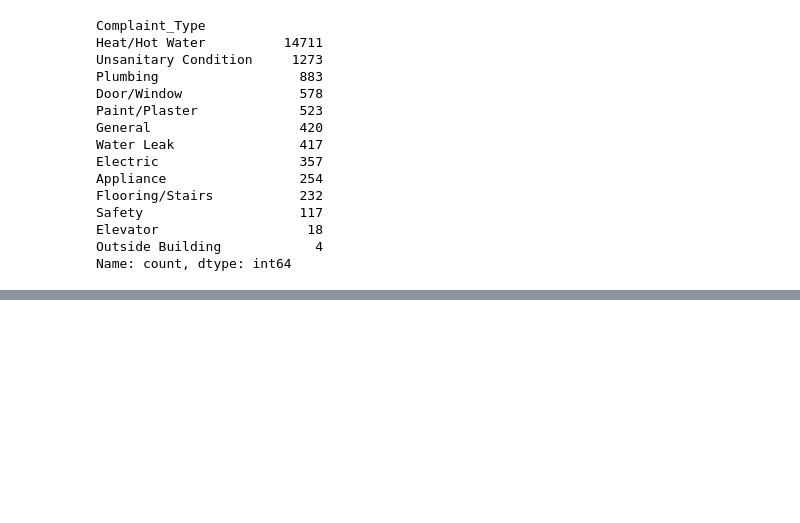
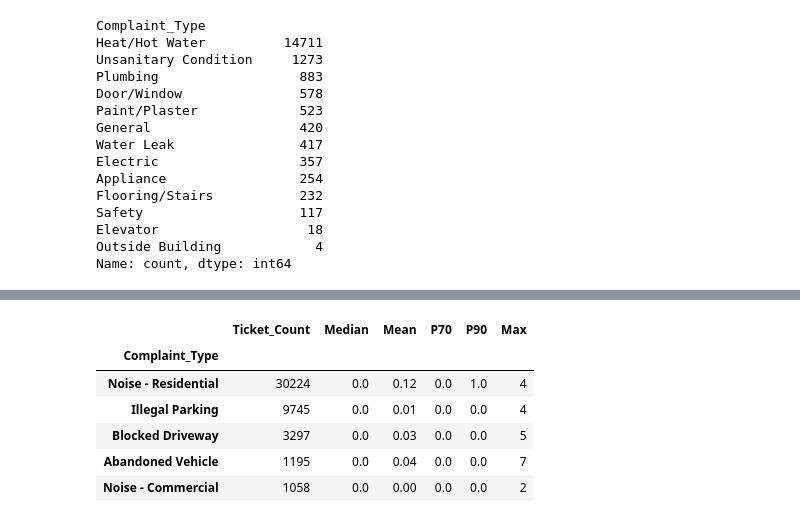
Before and after one commit to JunayedMh/nyc-311-resolution-time-analysis, a Jupyter notebook: notebook/EDA.ipynb, the cells around one changed output, grey strips where cells are left out. Saved outputs shown, nothing was run; the diff lists cells and outputs as text; code cells hidden in the pictures; blank space fills up the shorter version.

```diff
--- a/notebook/EDA.ipynb
+++ b/notebook/EDA.ipynb
@@ -698,0 +757,10 @@ Name: count, dtype: int64
+# %%
+agency_vs_complaints.loc["NYPD"].sort_values(by="Ticket_Count", ascending=False).head(5)
+# %% [output]
+|  | Ticket_Count | Median | Mean | P70 | P90 | Max |
+| Complaint_Type |  |  |  |  |  |  |
+| Noise - Residential | 30224 | 0.0 | 0.12 | 0.0 | 1.0 | 4 |
+| Illegal Parking | 9745 | 0.0 | 0.01 | 0.0 | 0.0 | 4 |
+| Blocked Driveway | 3297 | 0.0 | 0.03 | 0.0 | 0.0 | 5 |
+| Abandoned Vehicle | 1195 | 0.0 | 0.04 | 0.0 | 0.0 | 7 |
+| Noise - Commercial | 1058 | 0.0 | 0.00 | 0.0 | 0.0 | 2 |
```
Also changed, not shown: parts of 28 cells of this notebook.
